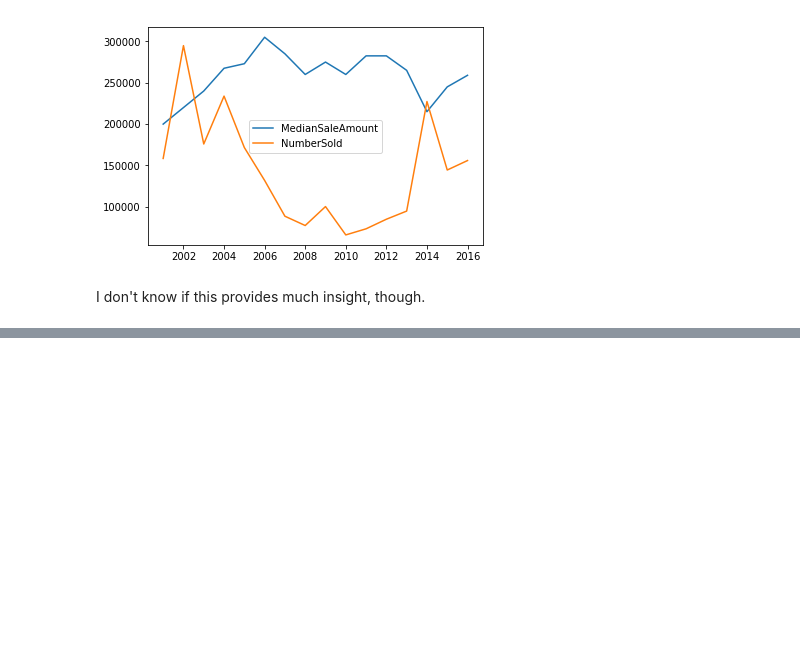
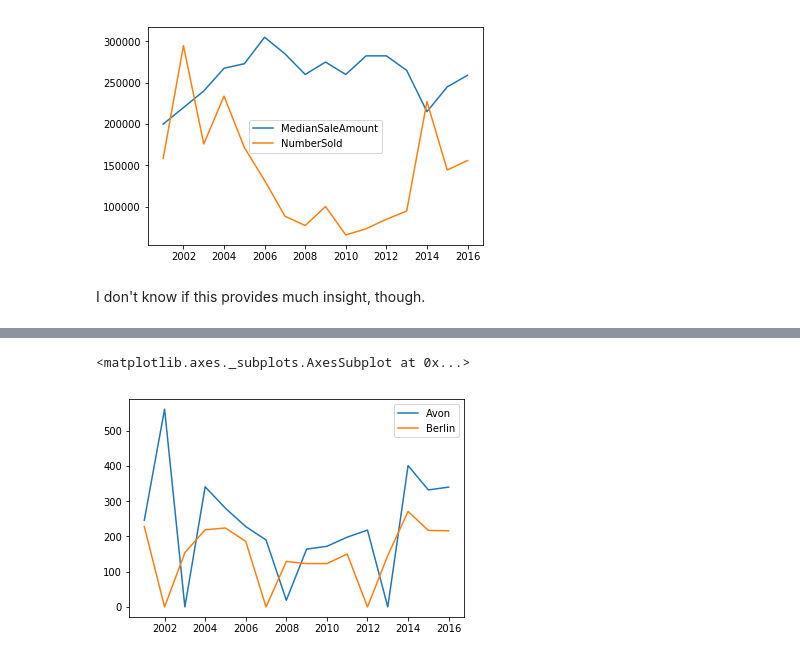
Before and after one commit to jamiekasulis/ct_real_estate_sales, a Jupyter notebook: Data Exploration.ipynb, the cells around one changed output, grey strips where cells are left out. Cells and saved outputs as stored; diff of their text form; code cells hidden in the pictures; blank space fills up the shorter version.

```diff
--- a/Data Exploration.ipynb
+++ b/Data Exploration.ipynb
@@ -652,0 +1066,6 @@ I don't know if this provides much insight, though.
+# %%
+sale_count_ts_all_towns
+ct_towns_recovered_sales = sale_count_ts_all_towns.copy()
+ct_towns_recovered_sales['MeanPreRecessionSaleCount'] = (ct_towns_recovered_sales[2001] + ct_towns_recovered_sales[2002] \
+    + ct_towns_recovered_sales[2003] + ct_towns_recovered_sales[2004] + ct_towns_recovered_sales[2005] \
+    + ct_towns_recovered_sales[2006]) / 6
@@ -652,0 +1081,6 @@ I don't know if this provides much insight, though.
+# %%
+ct_towns_recovered_sales['2015PctOfPreRecessionMean'] = \
+        ct_towns_recovered_sales[2015] / ct_towns_recovered_sales['MeanPreRecessionSaleCount']
+# %%
+ct_towns_recovered_sales['2016PctOfPreRecessionMean'] = \
+        ct_towns_recovered_sales[2016] / ct_towns_recovered_sales['MeanPreRecessionSaleCount']
@@ -652,0 +1110,8 @@ I don't know if this provides much insight, though.
+# %%
+# Let's look at some towns that have "recovered" the number of yearly sales
+ct_recovered_sale_numbers = ct_towns_recovered_sales[ct_towns_recovered_sales['2016PctOfPreRecessionMean'] > 1]
+# %%
+ct_recovered_sale_numbers[0:2].transpose()[0:-3].plot()
+# %% [output]
+<matplotlib.axes._subplots.AxesSubplot at 0x...>
+[figure, added]
```
Also changed, not shown: parts of 68 cells of this notebook.
